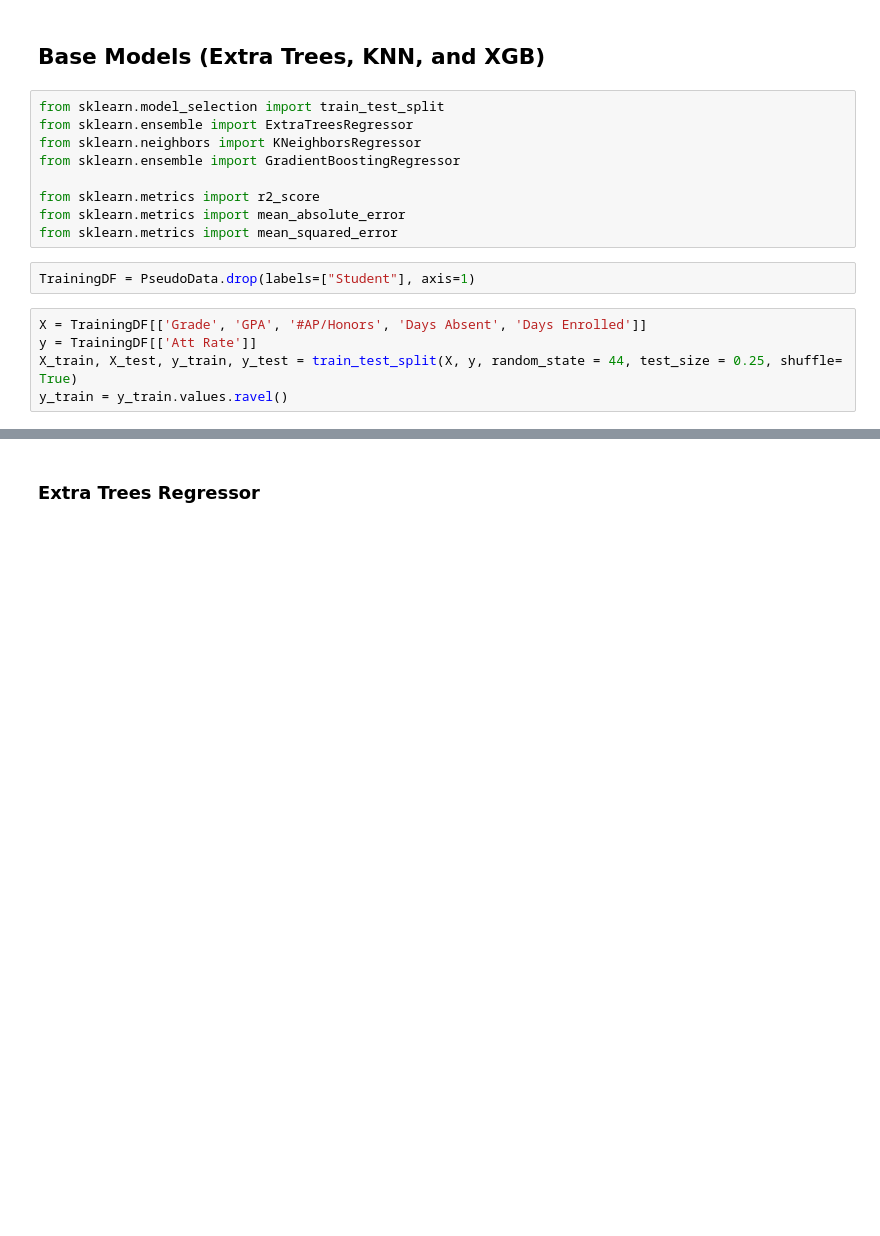
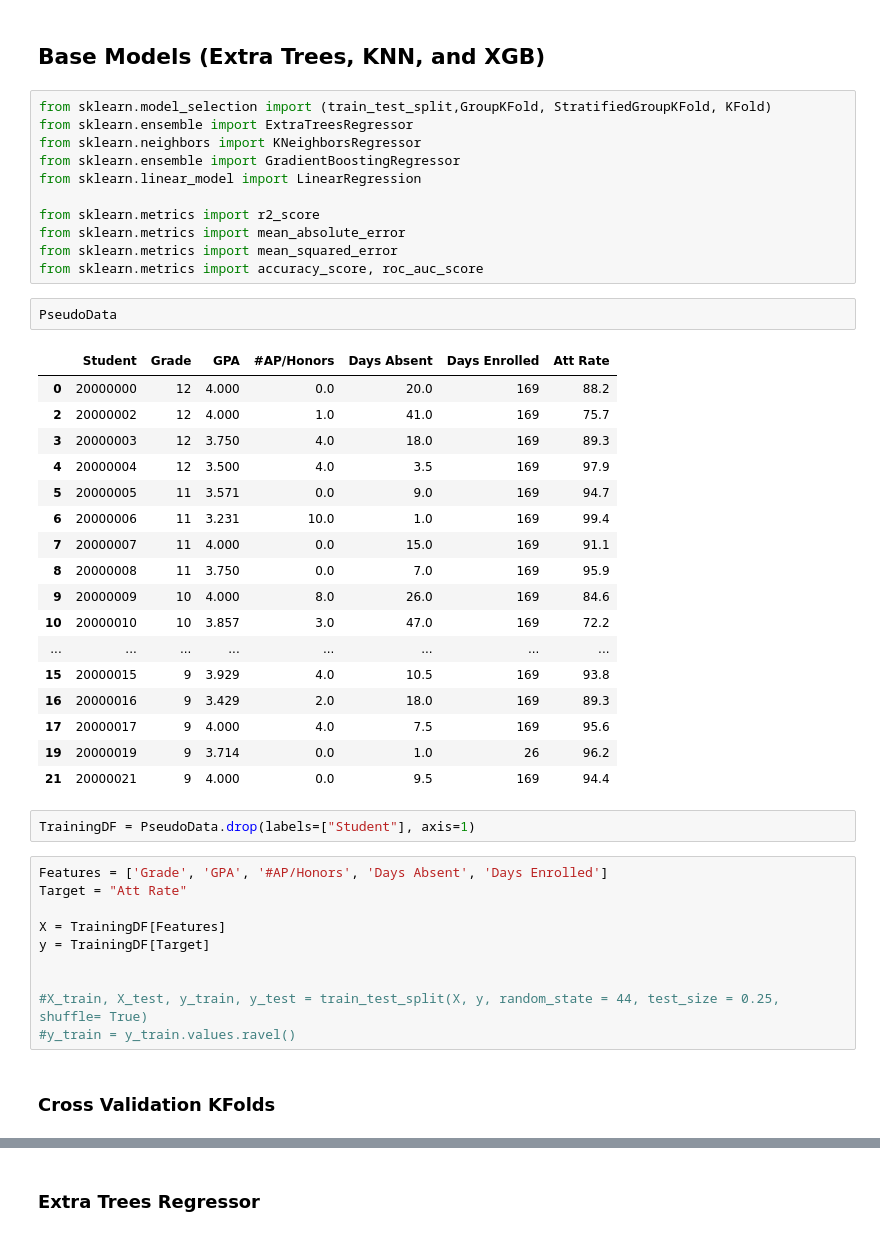
Before and after one commit to Ishaan-Buddharaju/Stacked-Ensemble-Attendance, a Jupyter notebook: ModelNotebook.ipynb, the cells around one changed output, grey strips where cells are left out. Drawn from its saved outputs; the diff is of its cells as text; blank space fills up the shorter version.

Commit message:
Adjusted KNNGridSearch graph name. Added Cross- Validation using K Folds and added linear Regression to Layer 2 to compare to averaging.

```diff
--- a/ModelNotebook.ipynb
+++ b/ModelNotebook.ipynb
@@ -40,18 +44,47 @@ Text(0.5, 1.0, 'Feature Correlation Heatmap')
 # %% [markdown]
 ## Base Models (Extra Trees, KNN, and XGB)
 # %%
-from sklearn.model_selection import train_test_split
+from sklearn.model_selection import (train_test_split,GroupKFold, StratifiedGroupKFold, KFold)
 from sklearn.ensemble import ExtraTreesRegressor
 from sklearn.neighbors import KNeighborsRegressor
 from sklearn.ensemble import GradientBoostingRegressor
+from sklearn.linear_model import LinearRegression
 
 from sklearn.metrics import r2_score
 from sklearn.metrics import mean_absolute_error
 from sklearn.metrics import mean_squared_error
+from sklearn.metrics import accuracy_score, roc_auc_score
+# %%
+PseudoData
+# %% [output]
+|  | Student | Grade | GPA | #AP/Honors | Days Absent | Days Enrolled | Att Rate |
+| 0 | 20000000 | 12 | 4.000 | 0.0 | 20.0 | 169 | 88.2 |
+| 2 | 20000002 | 12 | 4.000 | 1.0 | 41.0 | 169 | 75.7 |
+| 3 | 20000003 | 12 | 3.750 | 4.0 | 18.0 | 169 | 89.3 |
+| 4 | 20000004 | 12 | 3.500 | 4.0 | 3.5 | 169 | 97.9 |
+| 5 | 20000005 | 11 | 3.571 | 0.0 | 9.0 | 169 | 94.7 |
+| 6 | 20000006 | 11 | 3.231 | 10.0 | 1.0 | 169 | 99.4 |
+| 7 | 20000007 | 11 | 4.000 | 0.0 | 15.0 | 169 | 91.1 |
+| 8 | 20000008 | 11 | 3.750 | 0.0 | 7.0 | 169 | 95.9 |
+| 9 | 20000009 | 10 | 4.000 | 8.0 | 26.0 | 169 | 84.6 |
+| 10 | 20000010 | 10 | 3.857 | 3.0 | 47.0 | 169 | 72.2 |
+| ... | ... | ... | ... | ... | ... | ... | ... |
+| 15 | 20000015 | 9 | 3.929 | 4.0 | 10.5 | 169 | 93.8 |
+| 16 | 20000016 | 9 | 3.429 | 2.0 | 18.0 | 169 | 89.3 |
+| 17 | 20000017 | 9 | 4.000 | 4.0 | 7.5 | 169 | 95.6 |
+| 19 | 20000019 | 9 | 3.714 | 0.0 | 1.0 | 26 | 96.2 |
+| 21 | 20000021 | 9 | 4.000 | 0.0 | 9.5 | 169 | 94.4 |
 # %%
 TrainingDF = PseudoData.drop(labels=["Student"], axis=1)
 # %%
-X = TrainingDF[['Grade', 'GPA', '#AP/Honors', 'Days Absent', 'Days Enrolled']]
-y = TrainingDF[['Att Rate']]
-X_train, X_test, y_train, y_test = train_test_split(X, y, random_state = 44, test_size = 0.25, shuffle= True)
-y_train = y_train.values.ravel()
+Features = ['Grade', 'GPA', '#AP/Honors', 'Days Absent', 'Days Enrolled']
+Target = "Att Rate"
+
+X = TrainingDF[Features]
+y = TrainingDF[Target]
+
+
+#X_train, X_test, y_train, y_test = train_test_split(X, y, random_state = 44, test_size = 0.25, shuffle= True)
+#y_train = y_train.values.ravel()
+# %% [markdown]
+### Cross Validation KFolds
```
Also changed, not shown: parts of 24 cells of this notebook, 3 other files.
